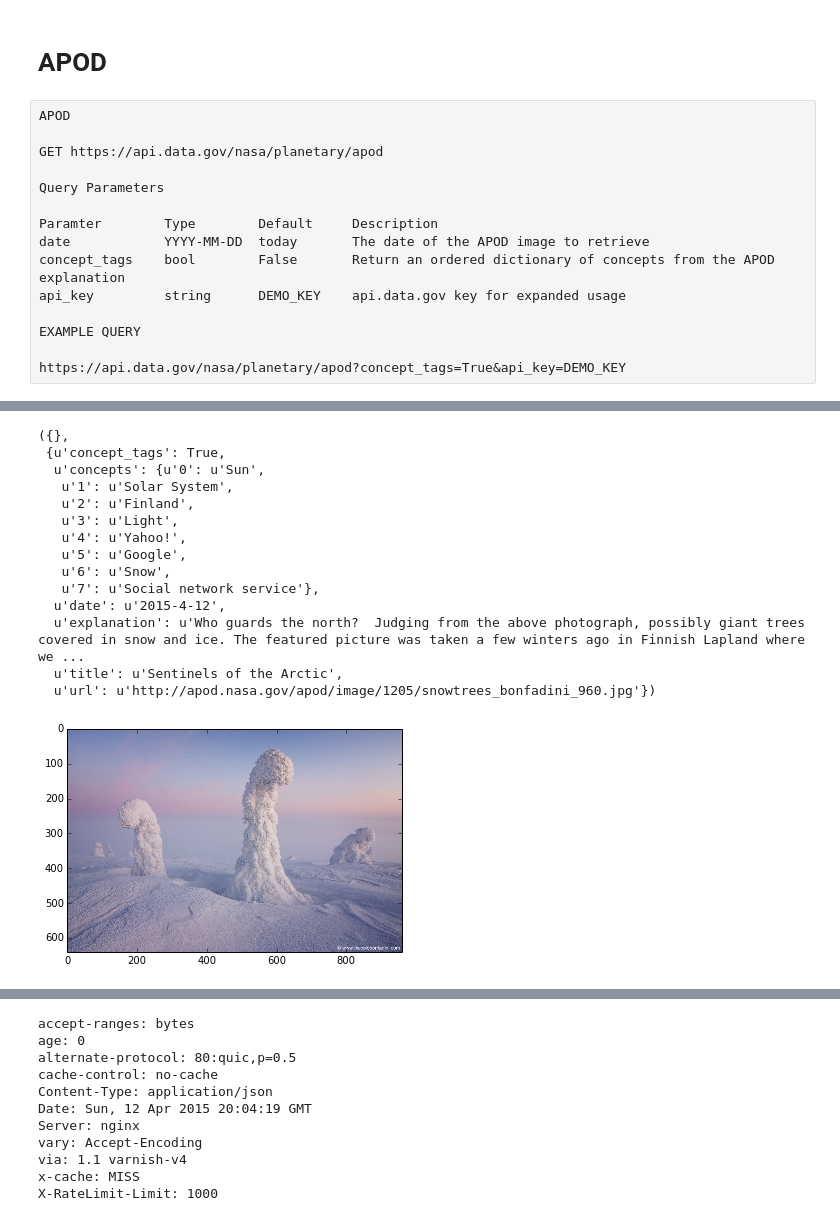
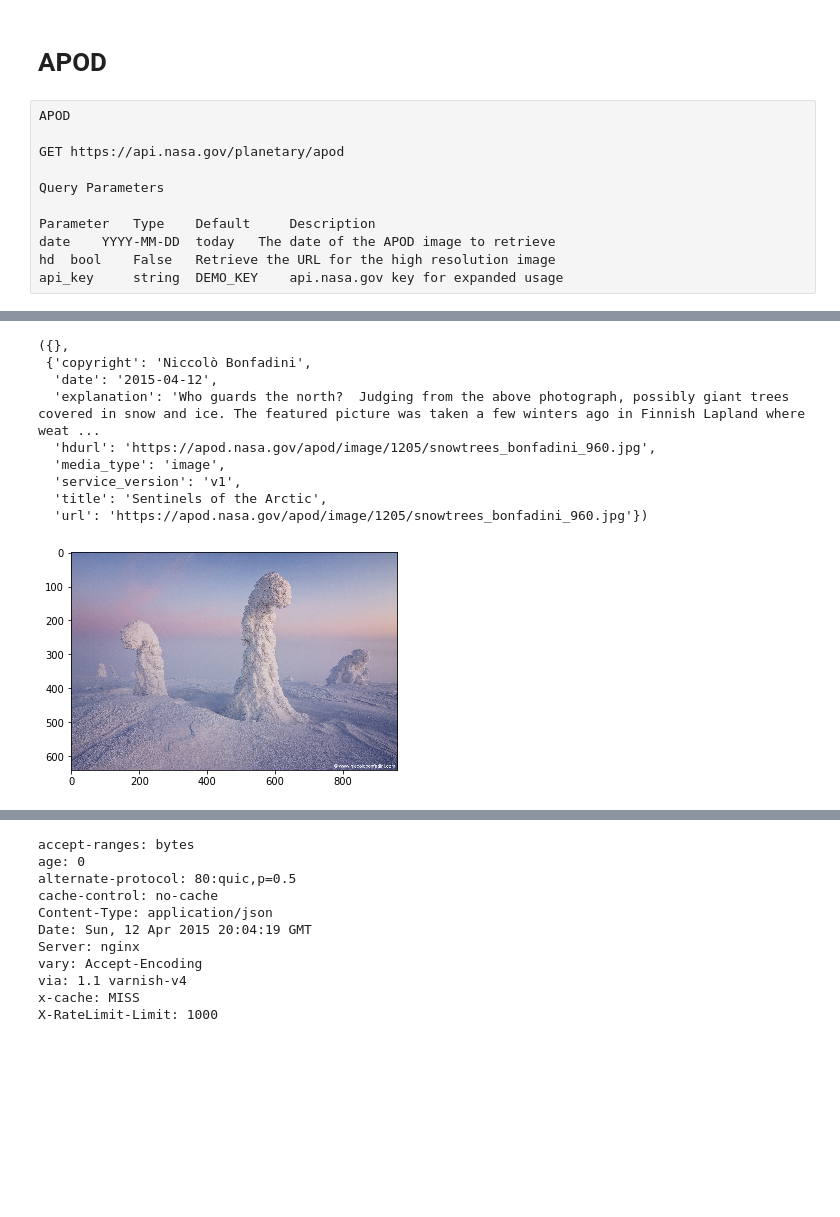
Before and after one commit to crispybacon/ApolloRepo, a Jupyter notebook: important_stuff/NASA endpoints.ipynb, the cells around one changed output, grey strips where cells are left out. Drawn from its saved outputs; the diff is of its cells as text; code cells hidden in the pictures; blank space fills up the shorter version.

Commit message:
Corrected NASA APOD to work with Python3

```diff
--- a/important_stuff/NASA endpoints.ipynb
+++ b/important_stuff/NASA endpoints.ipynb
@@ -10,8 +10,6 @@ from PIL import Image as img
 import matplotlib.pyplot as plt
 from IPython.display import SVG, Image, HTML
 from PIL.ExifTags import TAGS
-# %%
-key=''
 # %%
 %matplotlib inline
 # %% [markdown]
@@ -19,63 +17,41 @@ key=''
 # %% [raw]
 APOD
 
-GET https://api.data.gov/nasa/planetary/apod
+GET https://api.nasa.gov/planetary/apod
 
 Query Parameters
 
-Paramter        Type        Default     Description
-date	        YYYY-MM-DD	today	    The date of the APOD image to retrieve
-concept_tags	bool	    False	    Return an ordered dictionary of concepts from the APOD explanation
-api_key	        string	    DEMO_KEY	api.data.gov key for expanded usage
-
-EXAMPLE QUERY
-
-https://api.data.gov/nasa/planetary/apod?concept_tags=True&api_key=DEMO_KEY
+Parameter 	Type 	Default 	Description
+date 	YYYY-MM-DD 	today 	The date of the APOD image to retrieve
+hd 	bool 	False 	Retrieve the URL for the high resolution image
+api_key 	string 	DEMO_KEY 	api.nasa.gov key for expanded usage
 # %%
-def APOD(date, concept_tags):
-    """
-    One of the most popular websites at NASA is the Astronomy Picture of the Day. In fact, this website is one of the most popular websites across all federal agencies. It has the popular appeal of a Justin Bieber video. This endpoint structures the APOD imagery and associated metadata so that it can be repurposed for other applications. In addition, if the concept_tags parameter is set to True, then keywords derived from the image explanation are returned. These keywords could be used as auto-generated hashtags for twitter or instagram feeds; but generally help with discoverability of relevant imagery.
-    APOD
-
-    GET https://api.data.gov/nasa/planetary/apod
-
-    Query Parameters
-
-    Paramter        Type        Default     Description
-    date	        YYYY-MM-DD	today	    The date of the APOD image to retrieve
-    concept_tags	bool	    False	    Return an ordered dictionary of concepts from the APOD explanation
-    api_key	        string	    DEMO_KEY	api.data.gov key for expanded usage
-
-    EXAMPLE QUERY
-
-    https://api.data.gov/nasa/planetary/apod?concept_tags=True&api_key=DEMO_KEY
-    """
-    request='https://api.data.gov/nasa/planetary/apod'
-    key=''
-    form={'date': date, 'concept_tags': concept_tags, 'api_key': key}
-    query=urllib.urlencode(form)
-    APOD_request=urllib.urlopen(request+"?"+query)
-    print(APOD_request.info())
+def APOD(date, key, hd=False, debug=False):
+    """We will be pulling some data from the images."""
+    request='https://api.nasa.gov/planetary/apod'
+    key=key
+    form={'date': date, 'api_key': key}
+    query=urllib.parse.urlencode(form)
+    APOD_request=urllib.request.urlopen(request+"?"+query)
+    if debug==True:
+        print(APOD_request.info())
     response=json.loads(APOD_request.read())
     print('Title: ' + response['title'])
     print('Date: ' + response['date'])
     print('Explanation: '+ response['explanation'])
     print('URL : ' + response['url'])
     fname=str('APOD'+'_'+date+'.jpg')
-    apod_img=urllib.urlretrieve(response['url'], fname)
+    apod_img=urllib.request.urlretrieve(response['url'], fname)
     im=img.open(fname)
     display=plt.imread(fname)
     plt.imshow(display)
     PIL_format=PIL.Image.open(fname)
     exif_data = PIL_format._getexif()
-    #print(exif_data)
     ret = {}
     for tag, value in exif_data.items():
         decoded = TAGS.get(tag, tag)
         ret[decoded] = value
     return ret, response
-    #print(exif_data.keys())
-    #print(exif_data.values())
 # %%
-APOD('2015-4-12','True')
+APOD('2015-4-12', key)
 # %% [output]
@@ -101,15 +62,10 @@ URL : http://apod.nasa.gov/apod/image/1205/snowtrees_bonfadini_960.jpg
 ({},
- {u'concept_tags': True,
-  u'concepts': {u'0': u'Sun',
-   u'1': u'Solar System',
-   u'2': u'Finland',
-   u'3': u'Light',
-   u'4': u'Yahoo!',
-   u'5': u'Google',
-   u'6': u'Snow',
-   u'7': u'Social network service'},
-  u'date': u'2015-4-12',
-  u'explanation': u'Who guards the north?  Judging from the above photograph, possibly giant trees covered in snow and ice. The featured picture was taken a few winters ago in Finnish Lapland where we ...
-  u'title': u'Sentinels of the Arctic',
-  u'url': u'http://apod.nasa.gov/apod/image/1205/snowtrees_bonfadini_960.jpg'})
+ {'copyright': 'Niccolò Bonfadini',
+  'date': '2015-04-12',
+  'explanation': 'Who guards the north?  Judging from the above photograph, possibly giant trees covered in snow and ice. The featured picture was taken a few winters ago in Finnish Lapland where weat ...
+  'hdurl': 'https://apod.nasa.gov/apod/image/1205/snowtrees_bonfadini_960.jpg',
+  'media_type': 'image',
+  'service_version': 'v1',
+  'title': 'Sentinels of the Arctic',
+  'url': 'https://apod.nasa.gov/apod/image/1205/snowtrees_bonfadini_960.jpg'})
-[figure, old version]
+[figure, new version]
```
Also changed, not shown: parts of 4 cells of this notebook.
